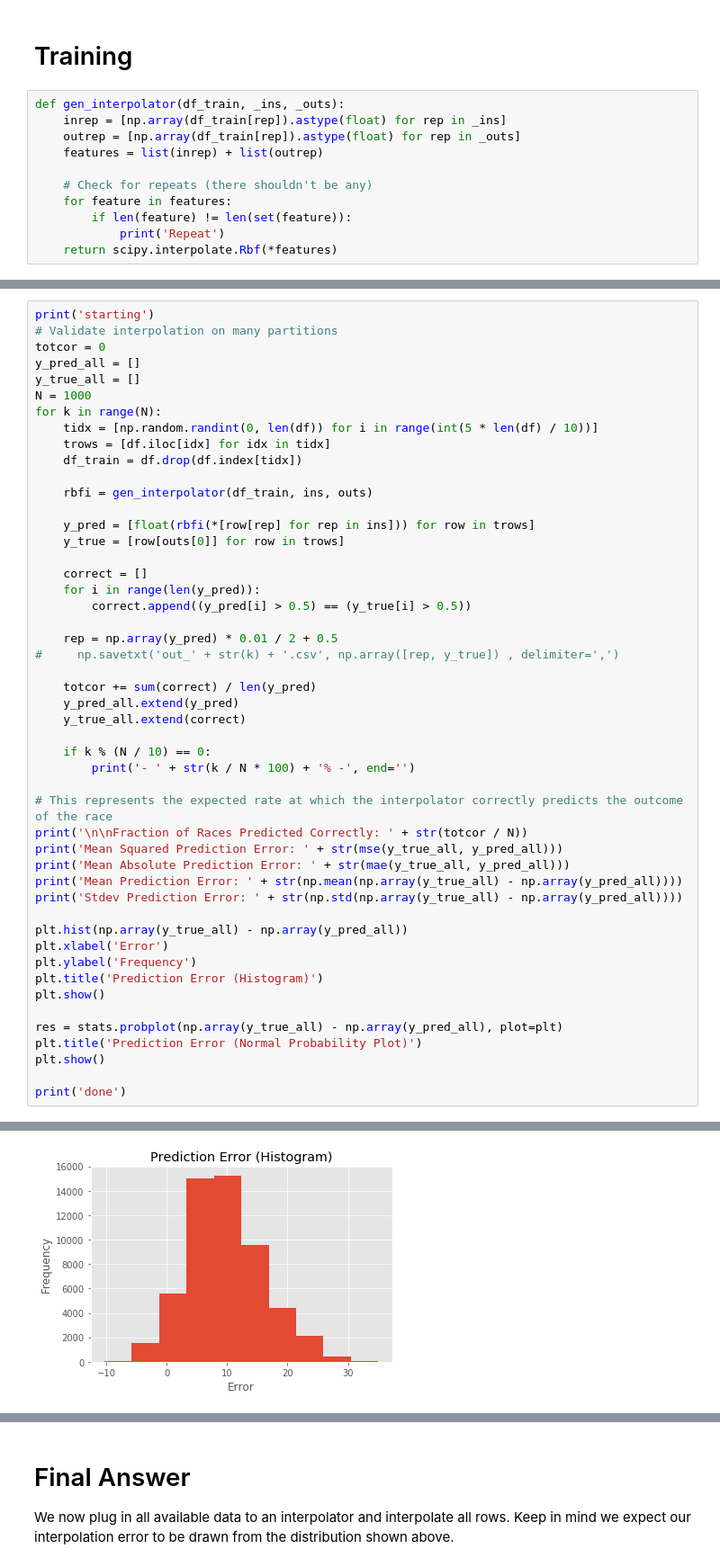
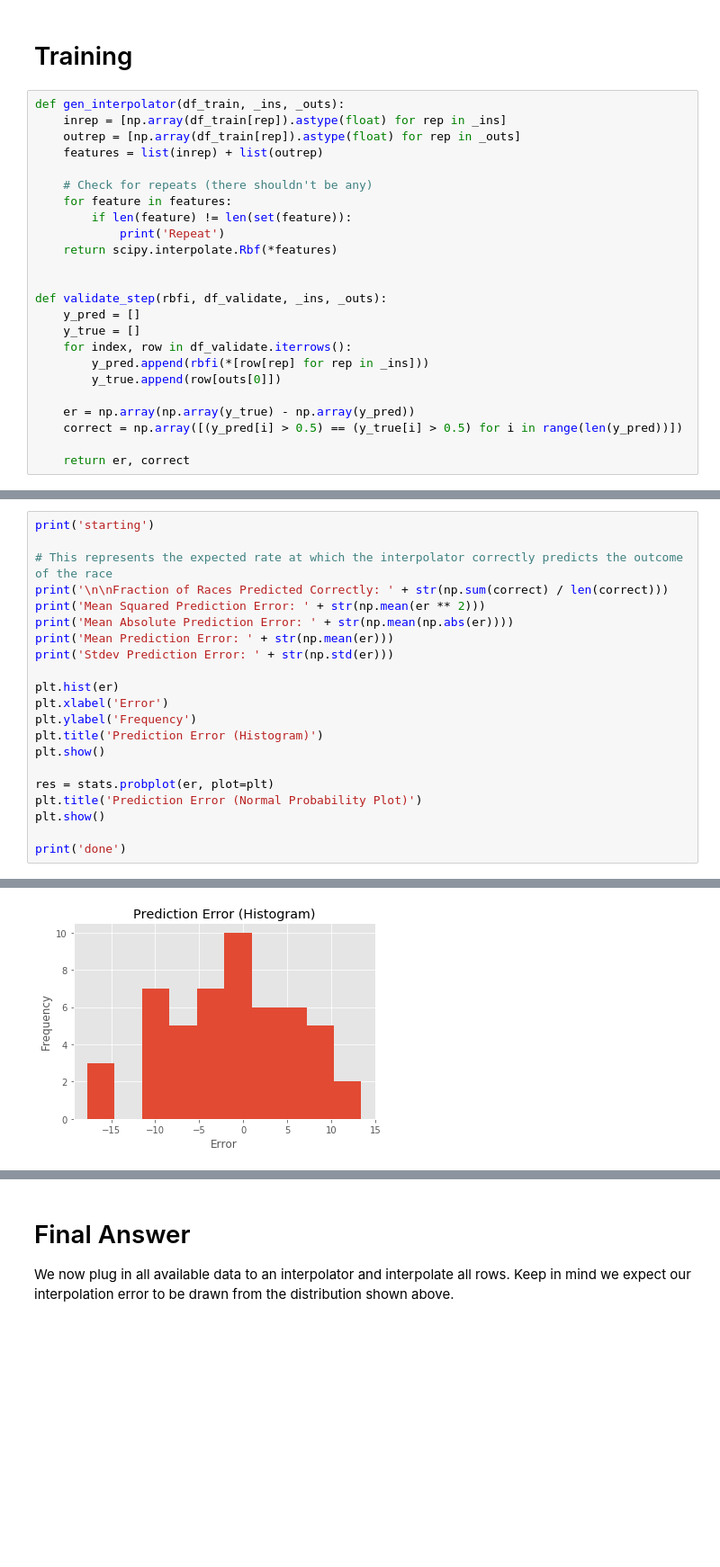
Before and after one commit to rytse/blairvoyance, a Jupyter notebook: interpolator.ipynb, the cells around one changed output, grey strips where cells are left out. Shown at 90% size. Cells and saved outputs as stored; diff of their text form; blank space fills up the shorter version.

```diff
--- a/interpolator.ipynb
+++ b/interpolator.ipynb
@@ -101,3 +102,16 @@ def gen_interpolator(df_train, _ins, _outs):
         if len(feature) != len(set(feature)):
             print('Repeat')
     return scipy.interpolate.Rbf(*features)
+
+
+def validate_step(rbfi, df_validate, _ins, _outs):
+    y_pred = []
+    y_true = []
+    for index, row in df_validate.iterrows():
+        y_pred.append(rbfi(*[row[rep] for rep in _ins]))
+        y_true.append(row[outs[0]])
+
+    er = np.array(np.array(y_true) - np.array(y_pred))
+    correct = np.array([(y_pred[i] > 0.5) == (y_true[i] > 0.5) for i in range(len(y_pred))])
+
+    return er, correct
@@ -113,48 +148,20 @@ We partition our data into training and validation sets. We train the interpolat
 # %%
 print('starting')
-# Validate interpolation on many partitions
-totcor = 0
-y_pred_all = []
-y_true_all = []
-N = 1000
-for k in range(N):
-    tidx = [np.random.randint(0, len(df)) for i in range(int(5 * len(df) / 10))]
-    trows = [df.iloc[idx] for idx in tidx]
-    df_train = df.drop(df.index[tidx])
-
-    rbfi = gen_interpolator(df_train, ins, outs)
-
-    y_pred = [float(rbfi(*[row[rep] for rep in ins])) for row in trows]
-    y_true = [row[outs[0]] for row in trows]
-
-    correct = []
-    for i in range(len(y_pred)):
-        correct.append((y_pred[i] > 0.5) == (y_true[i] > 0.5))
-
-    rep = np.array(y_pred) * 0.01 / 2 + 0.5
-#     np.savetxt('out_' + str(k) + '.csv', np.array([rep, y_true]) , delimiter=',')
-
-    totcor += sum(correct) / len(y_pred)
-    y_pred_all.extend(y_pred)
-    y_true_all.extend(correct)
-
-    if k % (N / 10) == 0:
-        print('- ' + str(k / N * 100) + '% -', end='')
 
 # This represents the expected rate at which the interpolator correctly predicts the outcome of the race
-print('\n\nFraction of Races Predicted Correctly: ' + str(totcor / N))
-print('Mean Squared Prediction Error: ' + str(mse(y_true_all, y_pred_all)))
-print('Mean Absolute Prediction Error: ' + str(mae(y_true_all, y_pred_all)))
-print('Mean Prediction Error: ' + str(np.mean(np.array(y_true_all) - np.array(y_pred_all))))
-print('Stdev Prediction Error: ' + str(np.std(np.array(y_true_all) - np.array(y_pred_all))))
+print('\n\nFraction of Races Predicted Correctly: ' + str(np.sum(correct) / len(correct)))
+print('Mean Squared Prediction Error: ' + str(np.mean(er ** 2)))
+print('Mean Absolute Prediction Error: ' + str(np.mean(np.abs(er))))
+print('Mean Prediction Error: ' + str(np.mean(er)))
+print('Stdev Prediction Error: ' + str(np.std(er)))
 
-plt.hist(np.array(y_true_all) - np.array(y_pred_all))
+plt.hist(er)
 plt.xlabel('Error')
 plt.ylabel('Frequency')
 plt.title('Prediction Error (Histogram)')
 plt.show()
 
-res = stats.probplot(np.array(y_true_all) - np.array(y_pred_all), plot=plt)
+res = stats.probplot(er, plot=plt)
 plt.title('Prediction Error (Normal Probability Plot)')
 plt.show()
 
@@ -171 +178 @@ Stdev Prediction Error: 6.173731953703447
-[figure, old version]
+[figure, new version]
```
Also changed, not shown: parts of 7 cells of this notebook, 1 other file.
